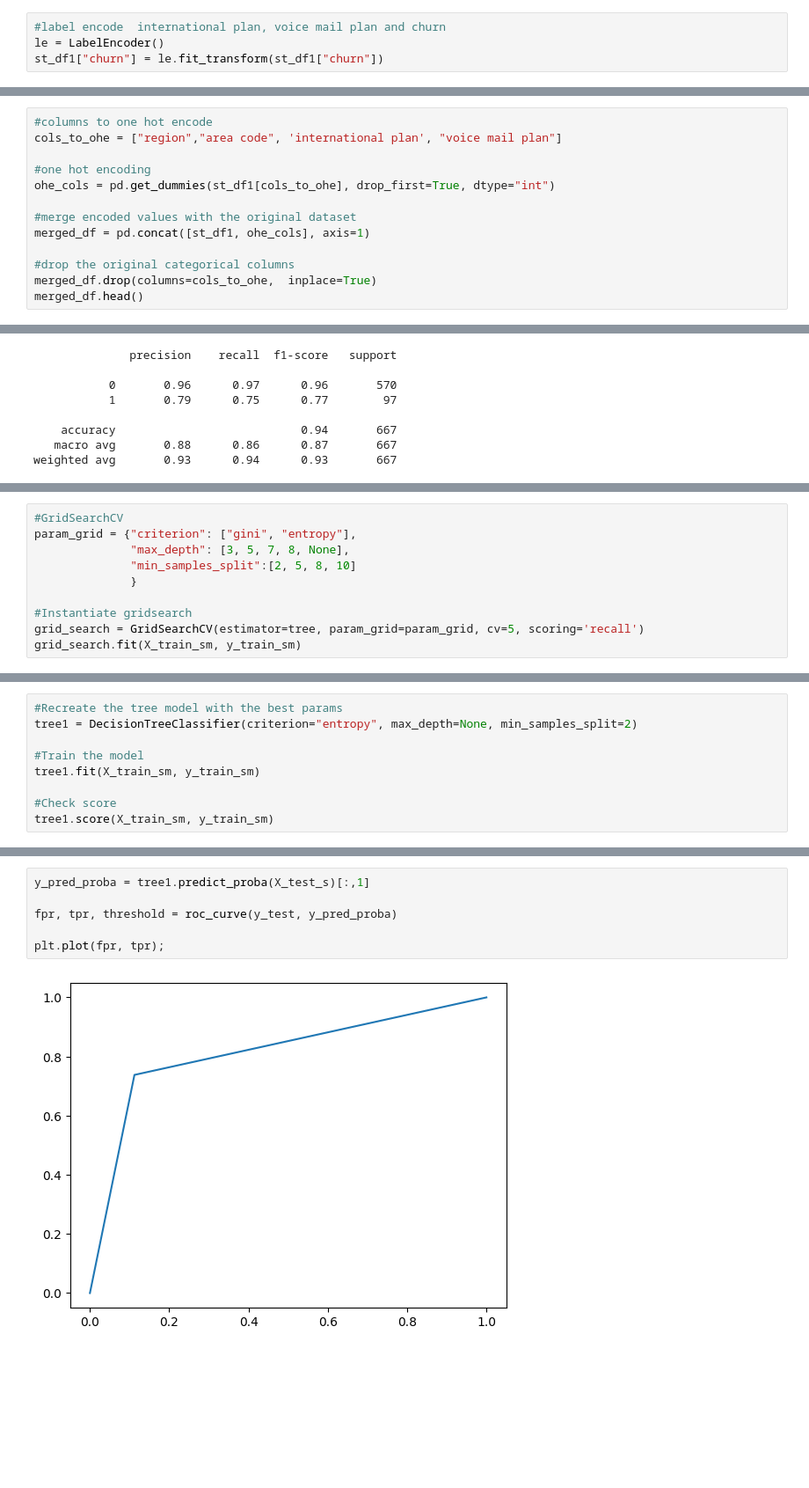
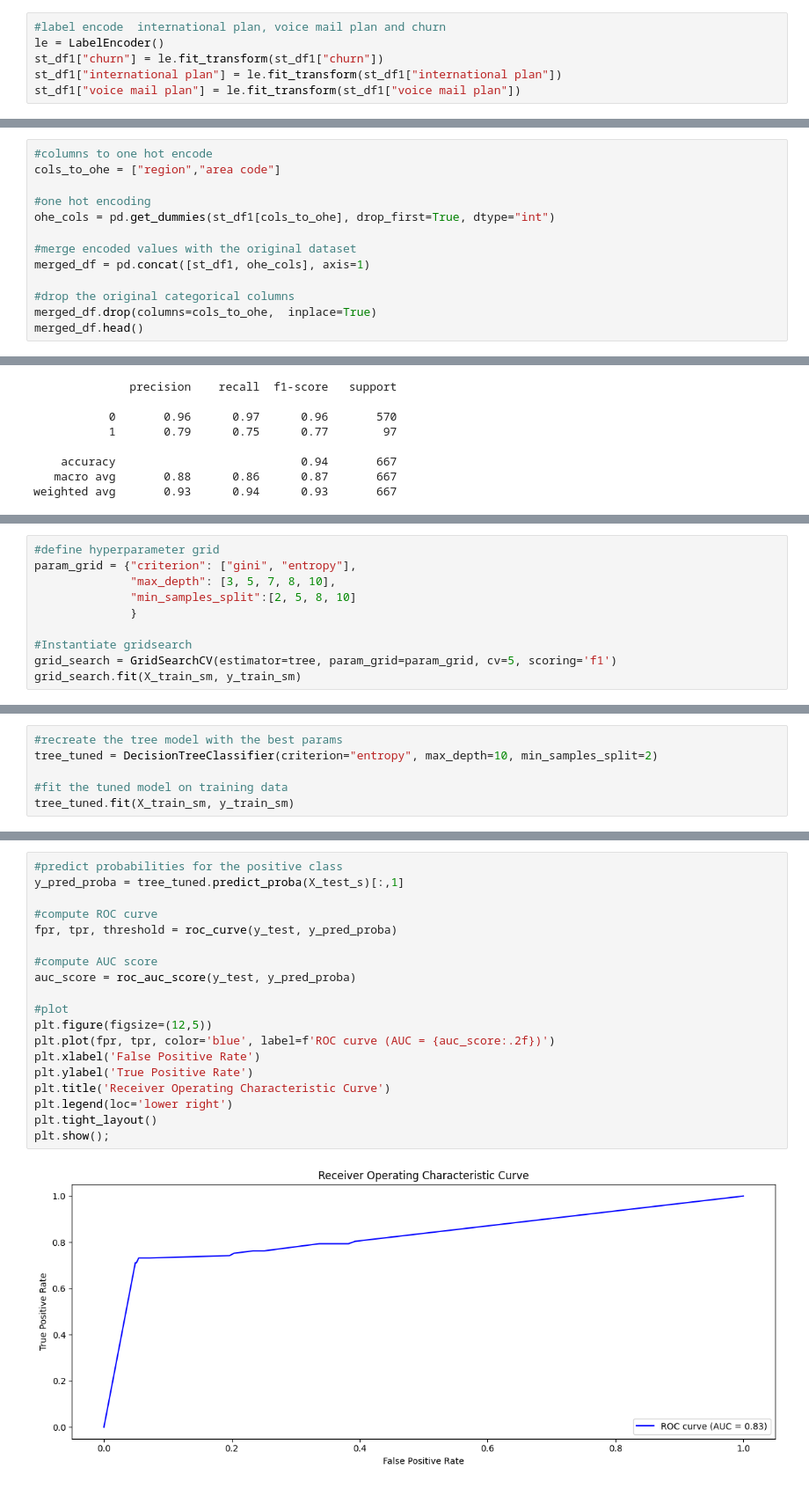
Before and after one commit to JoshuaKiluu/syria-tel-churn-prediction, a Jupyter notebook: index.ipynb, the cells around one changed output, grey strips where cells are left out. Shown at 88% size. Drawn from its saved outputs; the diff is of its cells as text; blank space fills up the shorter version.

```diff
--- a/index.ipynb
+++ b/index.ipynb
@@ -575,4 +580,6 @@ It involves converting binary categorical variables(Yes/No) to numeric (1/0).
 #label encode  international plan, voice mail plan and churn
 le = LabelEncoder()
 st_df1["churn"] = le.fit_transform(st_df1["churn"])
+st_df1["international plan"] = le.fit_transform(st_df1["international plan"])
+st_df1["voice mail plan"] = le.fit_transform(st_df1["voice mail plan"])
 # %% [markdown]
@@ -581,6 +587,6 @@ A technique that transforms categorical variables with more than two categories
 # %%
 #columns to one hot encode
-cols_to_ohe = ["region","area code", 'international plan', "voice mail plan"]
+cols_to_ohe = ["region","area code"]
 
 #one hot encoding
 ohe_cols = pd.get_dummies(st_df1[cols_to_ohe], drop_first=True, dtype="int")
@@ -1031,12 +1138,12 @@ plt.show();
 # %%
-#GridSearchCV
+#define hyperparameter grid
 param_grid = {"criterion": ["gini", "entropy"],
-              "max_depth": [3, 5, 7, 8, None],
+              "max_depth": [3, 5, 7, 8, 10],
               "min_samples_split":[2, 5, 8, 10]
               }
 
 #Instantiate gridsearch
-grid_search = GridSearchCV(estimator=tree, param_grid=param_grid, cv=5, scoring='recall')
+grid_search = GridSearchCV(estimator=tree, param_grid=param_grid, cv=5, scoring='f1')
 grid_search.fit(X_train_sm, y_train_sm)
 # %% [output]
 GridSearchCV(cv=5, estimator=DecisionTreeClassifier(),
@@ -1051,10 +1159,7 @@ grid_search.best_params_
 # %%
-#Recreate the tree model with the best params
-tree1 = DecisionTreeClassifier(criterion="entropy", max_depth=None, min_samples_split=2)
+#recreate the tree model with the best params
+tree_tuned = DecisionTreeClassifier(criterion="entropy", max_depth=10, min_samples_split=2)
 
-#Train the model
-tree1.fit(X_train_sm, y_train_sm)
-
-#Check score
-tree1.score(X_train_sm, y_train_sm)
+#fit the tuned model on training data
+tree_tuned.fit(X_train_sm, y_train_sm)
 # %% [output]
@@ -1096,8 +1213,21 @@ weighted avg       0.89      0.87      0.87      1000
 # %%
-y_pred_proba = tree1.predict_proba(X_test_s)[:,1]
+#predict probabilities for the positive class
+y_pred_proba = tree_tuned.predict_proba(X_test_s)[:,1]
 
+#compute ROC curve
 fpr, tpr, threshold = roc_curve(y_test, y_pred_proba)
 
-plt.plot(fpr, tpr);
+#compute AUC score
+auc_score = roc_auc_score(y_test, y_pred_proba)
+
+#plot
+plt.figure(figsize=(12,5))
+plt.plot(fpr, tpr, color='blue', label=f'ROC curve (AUC = {auc_score:.2f})')
+plt.xlabel('False Positive Rate')
+plt.ylabel('True Positive Rate')
+plt.title('Receiver Operating Characteristic Curve')
+plt.legend(loc='lower right')
+plt.tight_layout()
+plt.show();
 # %% [output]
-[figure, old version]
+[figure, new version]
```
Also changed, not shown: parts of 97 cells of this notebook.
